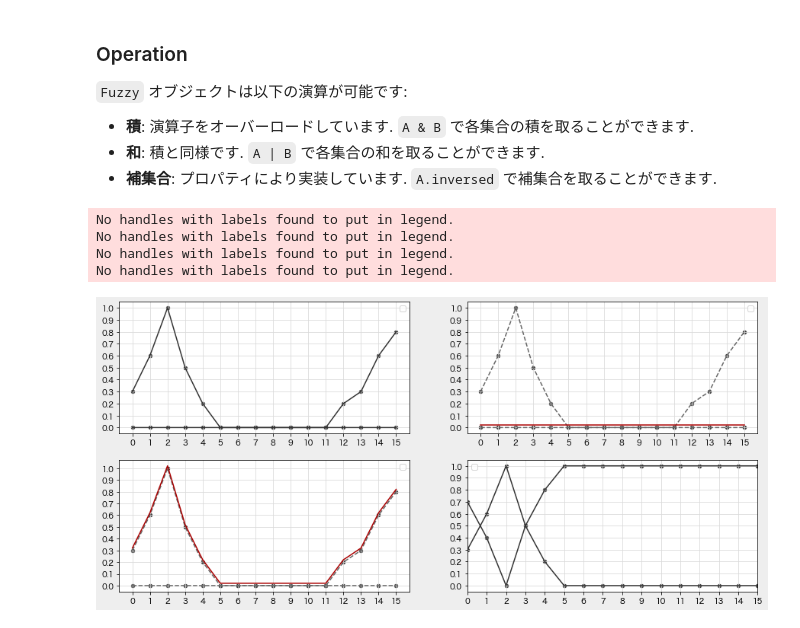
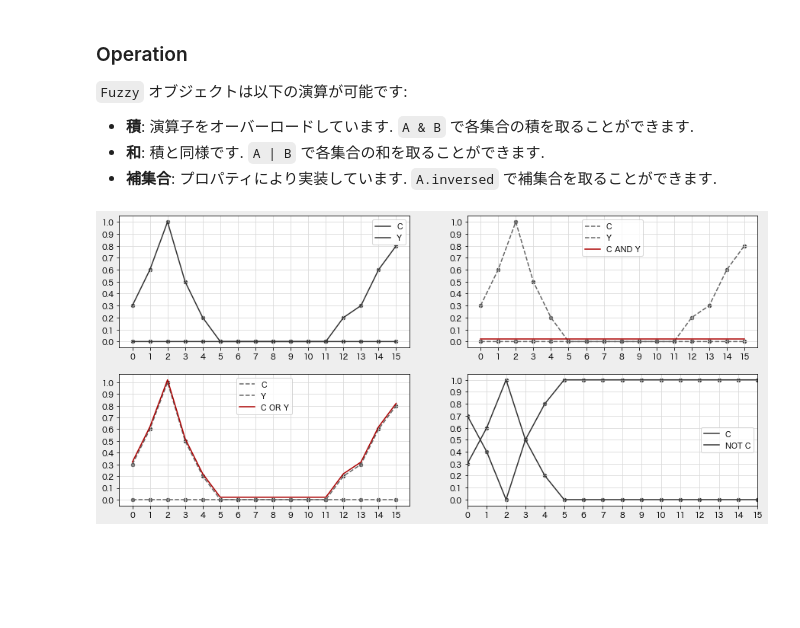
Before and after one commit to Enchan1207/Fuzzy, a Jupyter notebook: Usage.ipynb, the cells around one changed output. Drawn from its saved outputs; the diff is of its cells as text; code cells hidden in the pictures; blank space fills up the shorter version.

Commit message:
[Update #4] Reflect the name in the legend

```diff
--- a/Usage.ipynb
+++ b/Usage.ipynb
@@ -45,25 +45,21 @@ print(age_fuzzy.set_repr)
  - **和**: 積と同様です. `A | B` で各集合の和を取ることができます.
  - **補集合**: プロパティにより実装しています. `A.inversed` で補集合を取ることができます.
 # %%
-children_fuzzy = Fuzzy.parse_from(underlying_set, "0.3/0,0.6/1,1.0/2,0.5/3,0.2/4")
-youths_fuzzy = Fuzzy.parse_from(underlying_set, "0.2/12,0.3/13,0.6/14,0.8/15")
+children_fuzzy = Fuzzy.parse_from(underlying_set, "0.3/0,0.6/1,1.0/2,0.5/3,0.2/4", "C")
+youths_fuzzy = Fuzzy.parse_from(underlying_set, "0.2/12,0.3/13,0.6/14,0.8/15", "Y")
 
 import matplotlib.pyplot as plt
 import helper
 
 # 2x2=4枚のグラフ領域を初期化
 axes = helper.init_canvas((15,7), (2,2))
 
 # 描画
 helper.draw([children_fuzzy, youths_fuzzy], axes[0])
 helper.draw([children_fuzzy, youths_fuzzy, children_fuzzy & youths_fuzzy], axes[1], (2,))
 helper.draw([children_fuzzy, youths_fuzzy, children_fuzzy | youths_fuzzy], axes[2], (2,))
 helper.draw([children_fuzzy, children_fuzzy.inversed], axes[3])
 
 plt.show()
 # %% [output]
-No handles with labels found to put in legend.
-No handles with labels found to put in legend.
-No handles with labels found to put in legend.
-No handles with labels found to put in legend.
-[figure, old version]
+[figure, new version]
```
Also changed, not shown: parts of 2 cells of this notebook, 1 other file.
